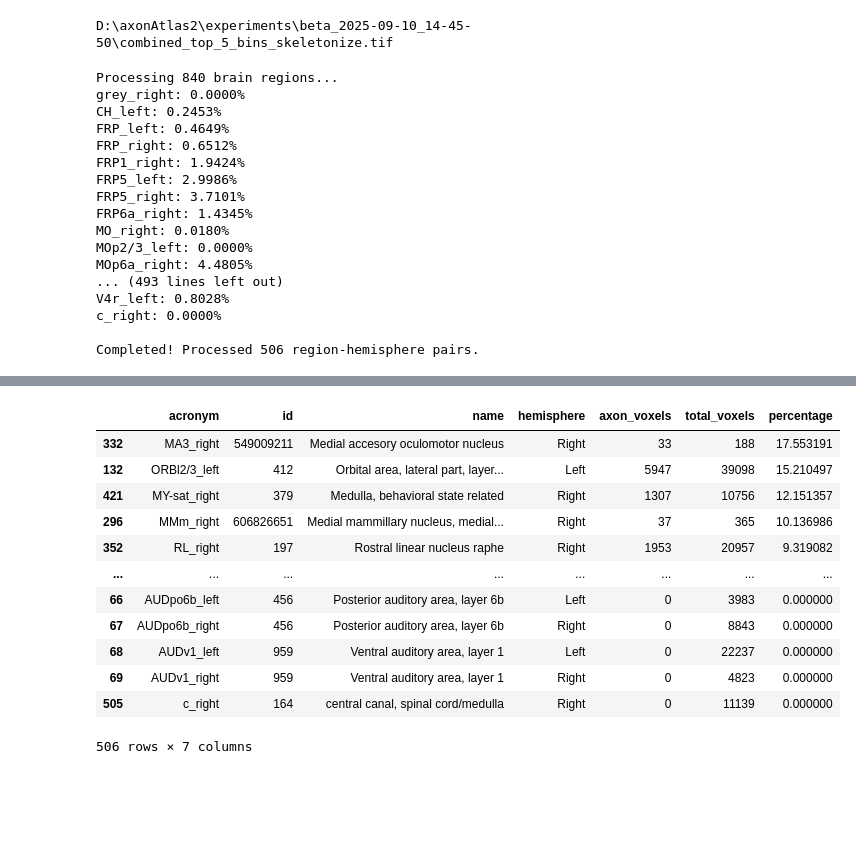
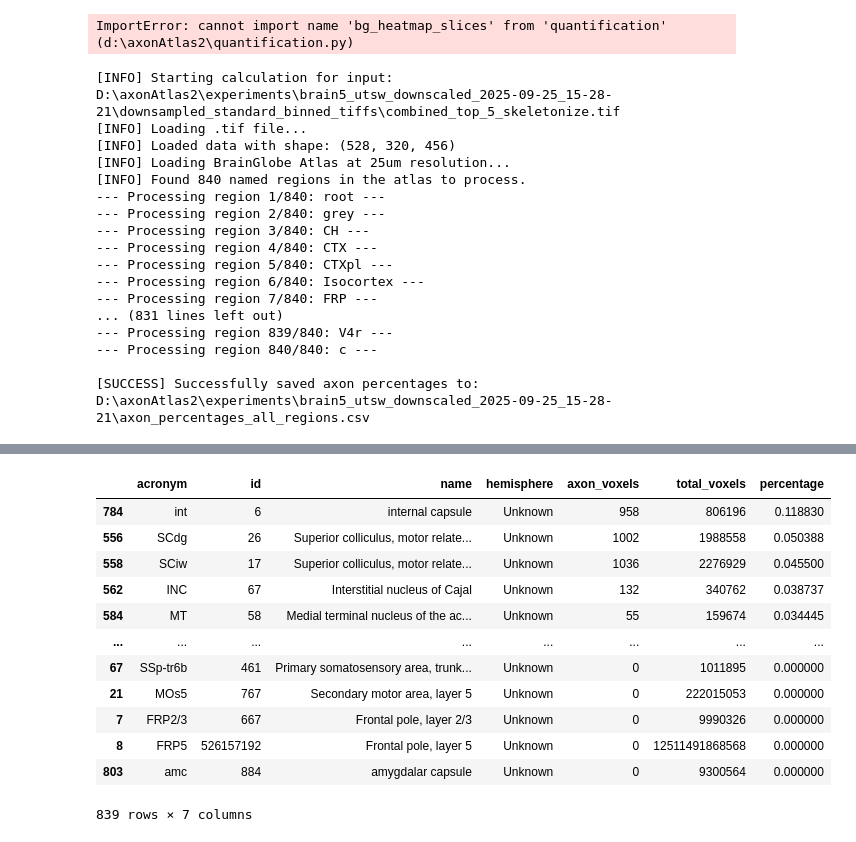
Before and after one commit to c3rry/axonAtlas2, a Jupyter notebook: axonAtlas2_quantification.ipynb, the cells around one changed output, grey strips where cells are left out. Cells and saved outputs as stored; diff of their text form; code cells hidden in the pictures; blank space fills up the shorter version.

```diff
--- a/axonAtlas2_quantification.ipynb
+++ b/axonAtlas2_quantification.ipynb
@@ -1,44 +1,49 @@
 # %%
-from quantification import calculate_axon_percentage, plot_top_regions, axonDict, volumeExtract, bg_heatmap
-exp_path = r"D:\axonAtlas2\experiments\beta_2025-09-10_14-45-50"
+from quantification import calculate_axon_percentage, plot_top_regions, axonDict, volumeExtract, bg_heatmap, calculate_hemisphere_axon_percentage, bg_heatmap_slices
+exp_path = r"D:\axonAtlas2\experiments\brain5_utsw_downscaled_2025-09-25_15-28-21"
 #volume = volumeExtract(exp_path, mode="skeletonize")
-volume = r"D:\axonAtlas2\experiments\beta_2025-09-10_14-45-50\combined_top_5_bins_skeletonize.tif"
+volume = r"D:\axonAtlas2\experiments\brain5_utsw_downscaled_2025-09-25_15-28-21\downsampled_standard_binned_tiffs\combined_top_5_skeletonize.tif"
 print(volume)
 import pandas as pd
 # %% [output]
-D:\axonAtlas2\experiments\beta_2025-09-10_14-45-50\combined_top_5_bins_skeletonize.tif
+ImportError: cannot import name 'bg_heatmap_slices' from 'quantification' (d:\axonAtlas2\quantification.py)
 # %%
-df = calculate_axon_percentage(volume)
+df = calculate_axon_percentage(
+    input_volume=volume,
+    temp_dir=r"D:\axonAtlas2\experiments\beta_2025-09-10_14-45-50\tmp",
+    voxel_size=25,
+    output_dir = exp_path
+)
 df
 # %% [output]
-Processing 840 brain regions...
-grey_right: 0.0000%
-CH_left: 0.2453%
-FRP_left: 0.4649%
-FRP_right: 0.6512%
-FRP1_right: 1.9424%
-FRP5_left: 2.9986%
-FRP5_right: 3.7101%
-FRP6a_right: 1.4345%
-MO_right: 0.0180%
-MOp2/3_left: 0.0000%
-MOp6a_right: 4.4805%
-... (493 lines left out)
-V4r_left: 0.8028%
-c_right: 0.0000%
+[INFO] Starting calculation for input: D:\axonAtlas2\experiments\brain5_utsw_downscaled_2025-09-25_15-28-21\downsampled_standard_binned_tiffs\combined_top_5_skeletonize.tif
+[INFO] Loading .tif file...
+[INFO] Loaded data with shape: (528, 320, 456)
+[INFO] Loading BrainGlobe Atlas at 25um resolution...
+[INFO] Found 840 named regions in the atlas to process.
+--- Processing region 1/840: root ---
+--- Processing region 2/840: grey ---
+--- Processing region 3/840: CH ---
+--- Processing region 4/840: CTX ---
+--- Processing region 5/840: CTXpl ---
+--- Processing region 6/840: Isocortex ---
+--- Processing region 7/840: FRP ---
+... (831 lines left out)
+--- Processing region 839/840: V4r ---
+--- Processing region 840/840: c ---
 
-Completed! Processed 506 region-hemisphere pairs.
+[SUCCESS] Successfully saved axon percentages to: D:\axonAtlas2\experiments\brain5_utsw_downscaled_2025-09-25_15-28-21\axon_percentages_all_regions.csv
 [interactive output not drawn]
 |  | acronym | id | name | hemisphere | axon_voxels | total_voxels | percentage |
-| 332 | MA3_right | 549009211 | Medial accesory oculomotor nucleus | Right | 33 | 188 | 17.553191 |
-| 132 | ORBl2/3_left | 412 | Orbital area, lateral part, layer... | Left | 5947 | 39098 | 15.210497 |
-| 421 | MY-sat_right | 379 | Medulla, behavioral state related | Right | 1307 | 10756 | 12.151357 |
-| 296 | MMm_right | 606826651 | Medial mammillary nucleus, medial... | Right | 37 | 365 | 10.136986 |
-| 352 | RL_right | 197 | Rostral linear nucleus raphe | Right | 1953 | 20957 | 9.319082 |
+| 784 | int | 6 | internal capsule | Unknown | 958 | 806196 | 0.118830 |
+| 556 | SCdg | 26 | Superior colliculus, motor relate... | Unknown | 1002 | 1988558 | 0.050388 |
+| 558 | SCiw | 17 | Superior colliculus, motor relate... | Unknown | 1036 | 2276929 | 0.045500 |
+| 562 | INC | 67 | Interstitial nucleus of Cajal | Unknown | 132 | 340762 | 0.038737 |
+| 584 | MT | 58 | Medial terminal nucleus of the ac... | Unknown | 55 | 159674 | 0.034445 |
 | ... | ... | ... | ... | ... | ... | ... | ... |
-| 66 | AUDpo6b_left | 456 | Posterior auditory area, layer 6b | Left | 0 | 3983 | 0.000000 |
-| 67 | AUDpo6b_right | 456 | Posterior auditory area, layer 6b | Right | 0 | 8843 | 0.000000 |
-| 68 | AUDv1_left | 959 | Ventral auditory area, layer 1 | Left | 0 | 22237 | 0.000000 |
-| 69 | AUDv1_right | 959 | Ventral auditory area, layer 1 | Right | 0 | 4823 | 0.000000 |
-| 505 | c_right | 164 | central canal, spinal cord/medulla | Right | 0 | 11139 | 0.000000 |
+| 67 | SSp-tr6b | 461 | Primary somatosensory area, trunk... | Unknown | 0 | 1011895 | 0.000000 |
+| 21 | MOs5 | 767 | Secondary motor area, layer 5 | Unknown | 0 | 222015053 | 0.000000 |
+| 7 | FRP2/3 | 667 | Frontal pole, layer 2/3 | Unknown | 0 | 9990326 | 0.000000 |
+| 8 | FRP5 | 526157192 | Frontal pole, layer 5 | Unknown | 0 | 12511491868568 | 0.000000 |
+| 803 | amc | 884 | amygdalar capsule | Unknown | 0 | 9300564 | 0.000000 |
-506 rows × 7 columns
+839 rows × 7 columns
```
Also changed, not shown: parts of 8 cells of this notebook, 1 other file.
